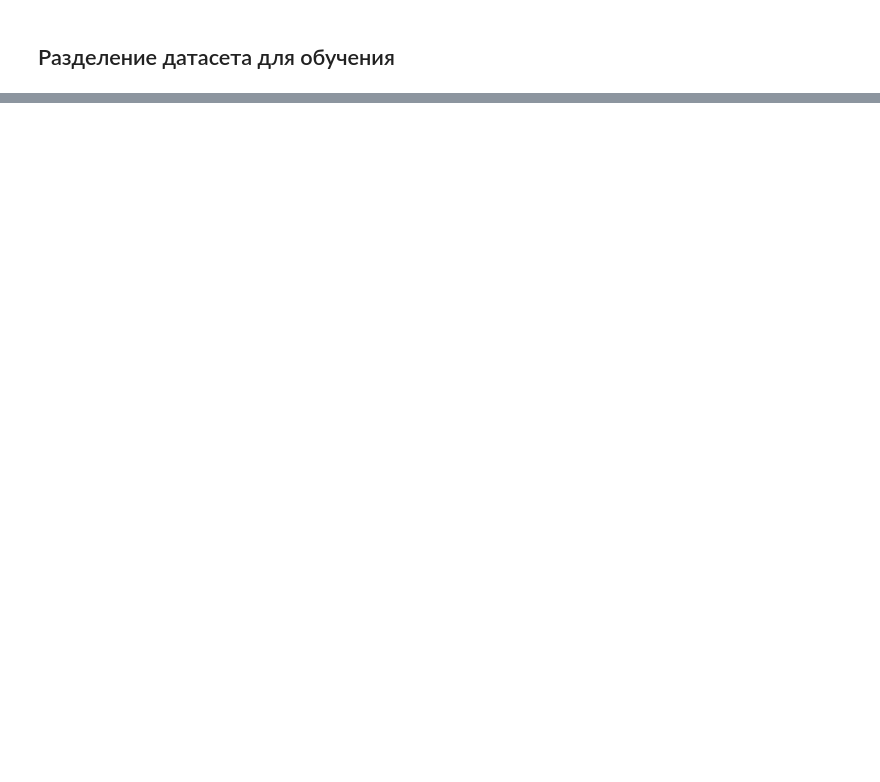
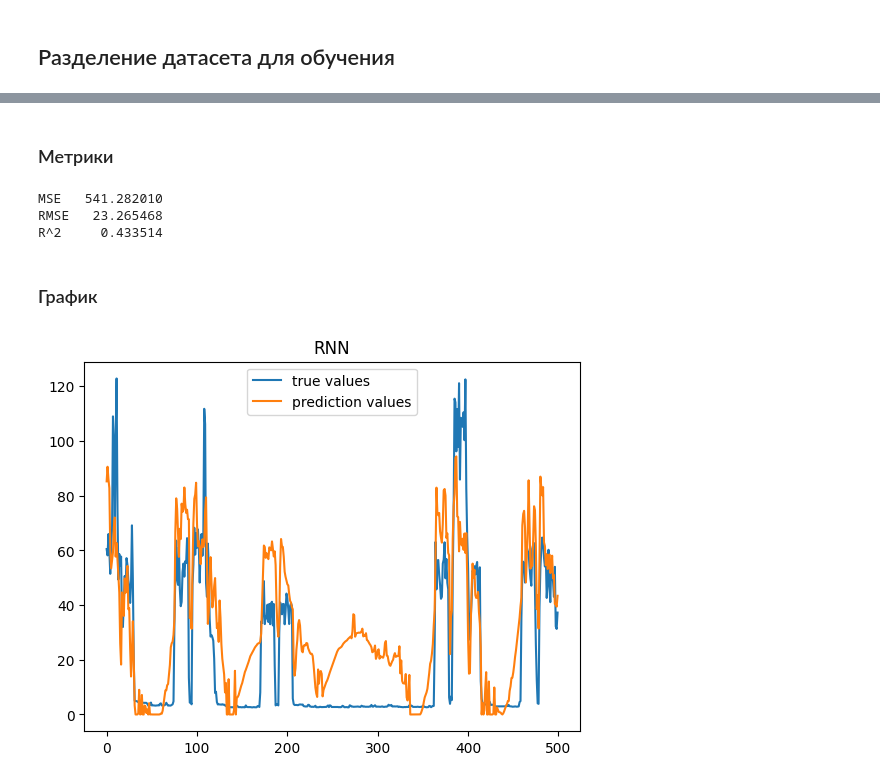
Before and after one commit to Grischenkov/NeuralNetworks, a Jupyter notebook: Lab4/solution.ipynb, the cells around one changed output, grey strips where cells are left out. Cells and saved outputs as stored; diff of their text form; code cells hidden in the pictures; blank space fills up the shorter version.

```diff
--- a/Lab4/solution.ipynb
+++ b/Lab4/solution.ipynb
@@ -246,0 +296,6 @@ Test dataset shape:  (10512, 9), (10512,)
+# %%
+def plot(y_pred, y_true, name, start=0, end=500):
+    plt.plot(y_true[start:end], label='true values')
+    plt.plot(y_pred[start:end], label='prediction values')
+    plt.legend(loc='upper center')
+    plt.title(name)
@@ -246,0 +304,9 @@ Test dataset shape:  (10512, 9), (10512,)
+# %%
+rnn_model = Network()
+
+rnn_model.add(Input(x_train.shape))
+rnn_model.add(RNN(50, activation=Tanh))
+
+rnn_model.compile(loss=MSE)
+rnn_model.fit(X_train=x_train, Y_train=y_train, epochs=10, learning_rate=.005)
+rnn_y_pred = rnn_model.predict(X=x_test)
@@ -246,0 +327,2 @@ Test dataset shape:  (10512, 9), (10512,)
+# %%
+rnn_y_pred = inverse_transform(rnn_y_pred)
@@ -246,0 +377,2 @@ Test dataset shape:  (10512, 9), (10512,)
+# %%
+y_test = inverse_transform(y_test)
@@ -246,0 +387,14 @@ Test dataset shape:  (10512, 9), (10512,)
+# %% [markdown]
+### Метрики
+# %%
+Metric.print_regression_metrics(y_true=y_test, y_pred=rnn_y_pred)
+# %% [output]
+MSE   541.282010
+RMSE   23.265468
+R^2     0.433514
+# %% [markdown]
+### График
+# %%
+plot(rnn_y_pred, y_test, 'RNN')
+# %% [output]
+[figure, added]
```
Also changed, not shown: parts of 37 cells of this notebook.
